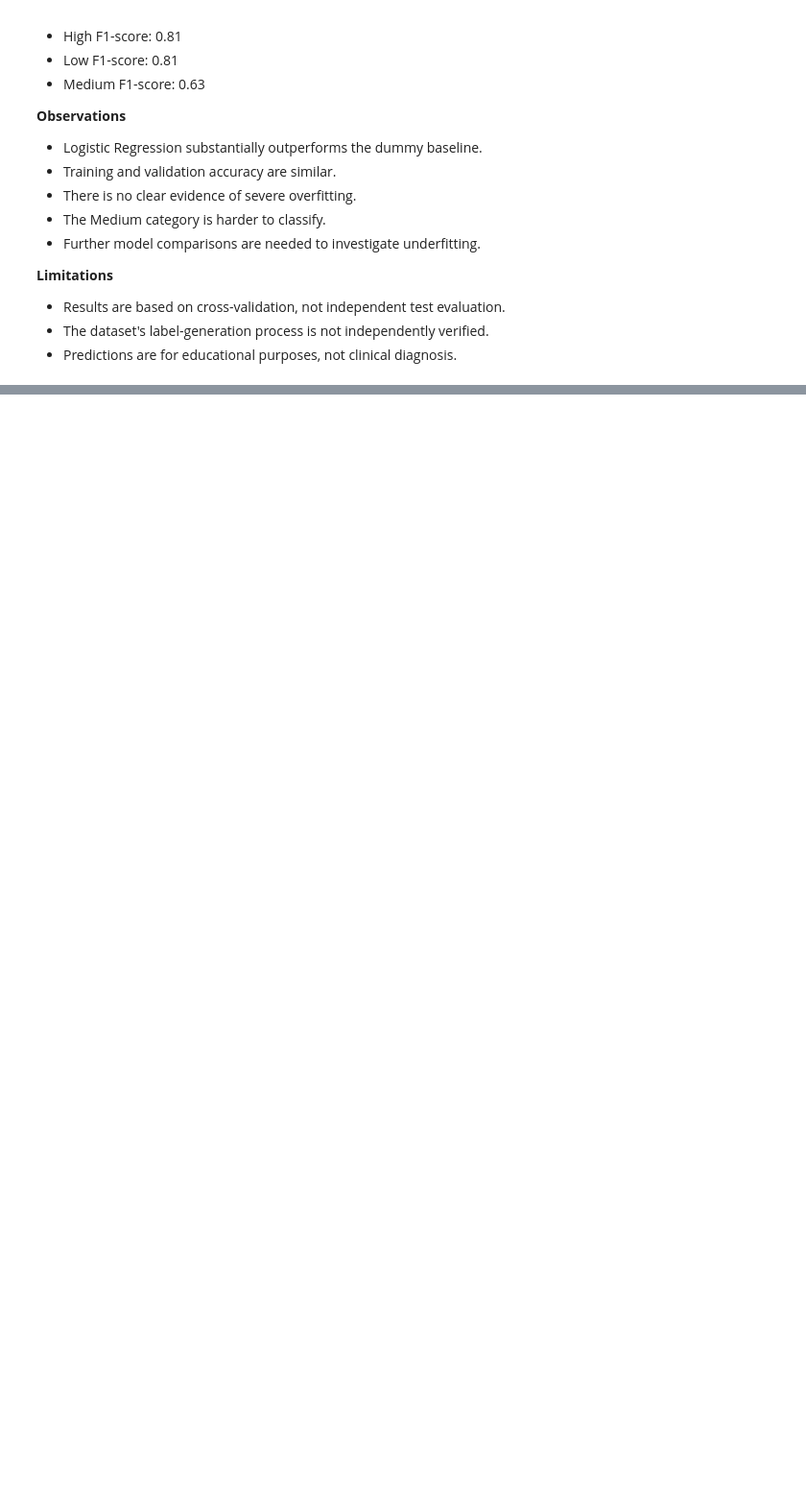
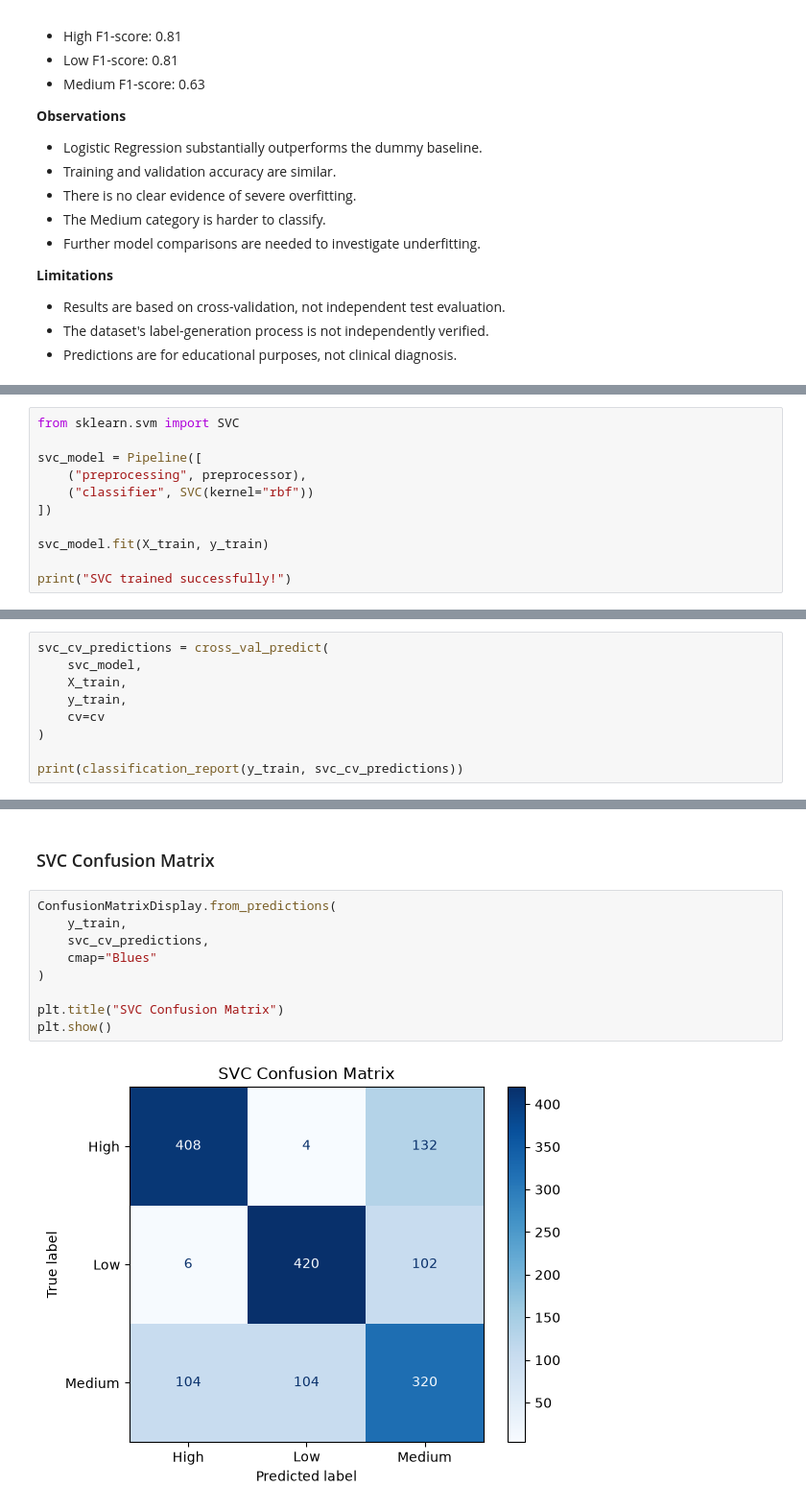
Before and after one commit to YounessAitJamaa/student-mental-health-risk, a Jupyter notebook: notebooks/02_model_development.ipynb, the cells around one changed output, grey strips where cells are left out. Shown at 96% size. Saved outputs shown, nothing was run; the diff lists cells and outputs as text; blank space fills up the shorter version.

Commit message:
Complete Epic 4 classification models and evaluation

```diff
--- a/notebooks/02_model_development.ipynb
+++ b/notebooks/02_model_development.ipynb
@@ -208,0 +211,11 @@ Dummy mean validation accuracy: 0.339999484696662
+# %%
+from sklearn.svm import SVC
+
+svc_model = Pipeline([
+    ("preprocessing", preprocessor),
+    ("classifier", SVC(kernel="rbf"))
+])
+
+svc_model.fit(X_train, y_train)
+
+print("SVC trained successfully!")
@@ -208,0 +250,9 @@ Dummy mean validation accuracy: 0.339999484696662
+# %%
+svc_cv_predictions = cross_val_predict(
+    svc_model,
+    X_train,
+    y_train,
+    cv=cv
+)
+
+print(classification_report(y_train, svc_cv_predictions))
@@ -208,0 +269,13 @@ Dummy mean validation accuracy: 0.339999484696662
+# %% [markdown]
+### SVC Confusion Matrix
+# %%
+ConfusionMatrixDisplay.from_predictions(
+    y_train,
+    svc_cv_predictions,
+    cmap="Blues"
+)
+
+plt.title("SVC Confusion Matrix")
+plt.show()
+# %% [output]
+[figure, added]
```
Also changed, not shown: parts of 31 cells of this notebook.
